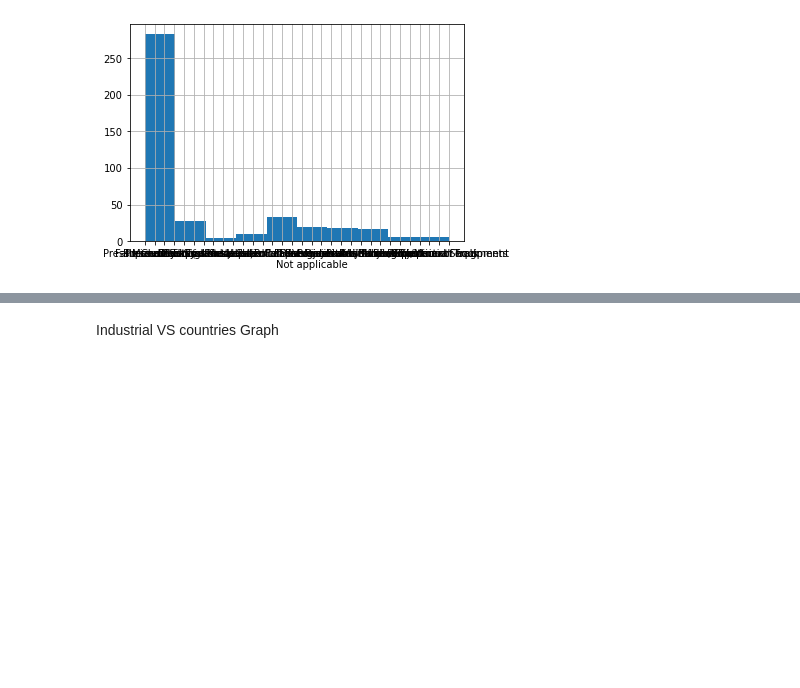
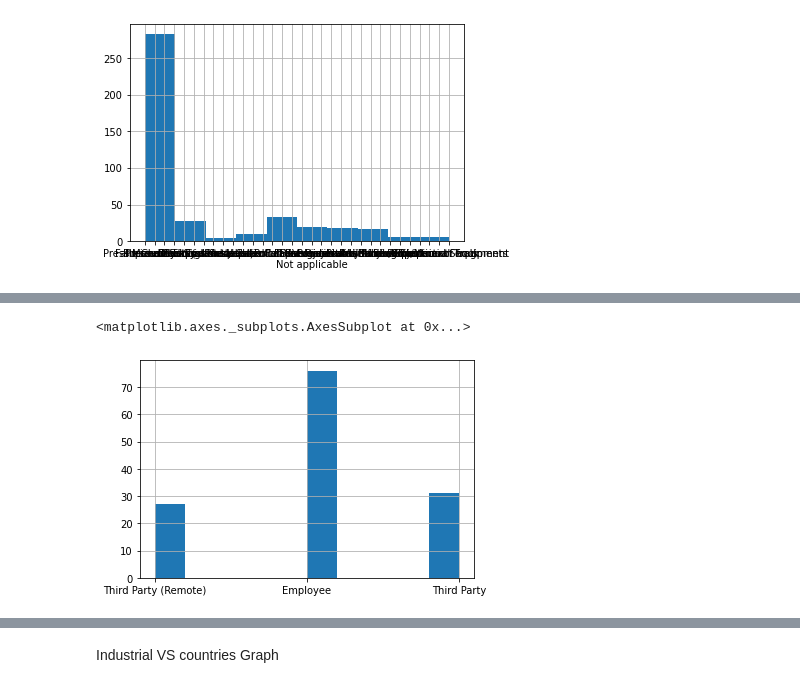
Before and after one commit to vivek-varshney/Practice, a Jupyter notebook: Idustrial_safety.ipynb, the cells around one changed output, grey strips where cells are left out. Cells and saved outputs as stored; diff of their text form; code cells hidden in the pictures; blank space fills up the shorter version.

```diff
--- a/Idustrial_safety.ipynb
+++ b/Idustrial_safety.ipynb
@@ -87,0 +130,5 @@ ds['Critical Risk'].hist()
+# %%
+Ind_sec['Employee or Third Party'].hist()
+# %% [output]
+<matplotlib.axes._subplots.AxesSubplot at 0x...>
+[figure, added]
```
Also changed, not shown: parts of 27 cells of this notebook.
